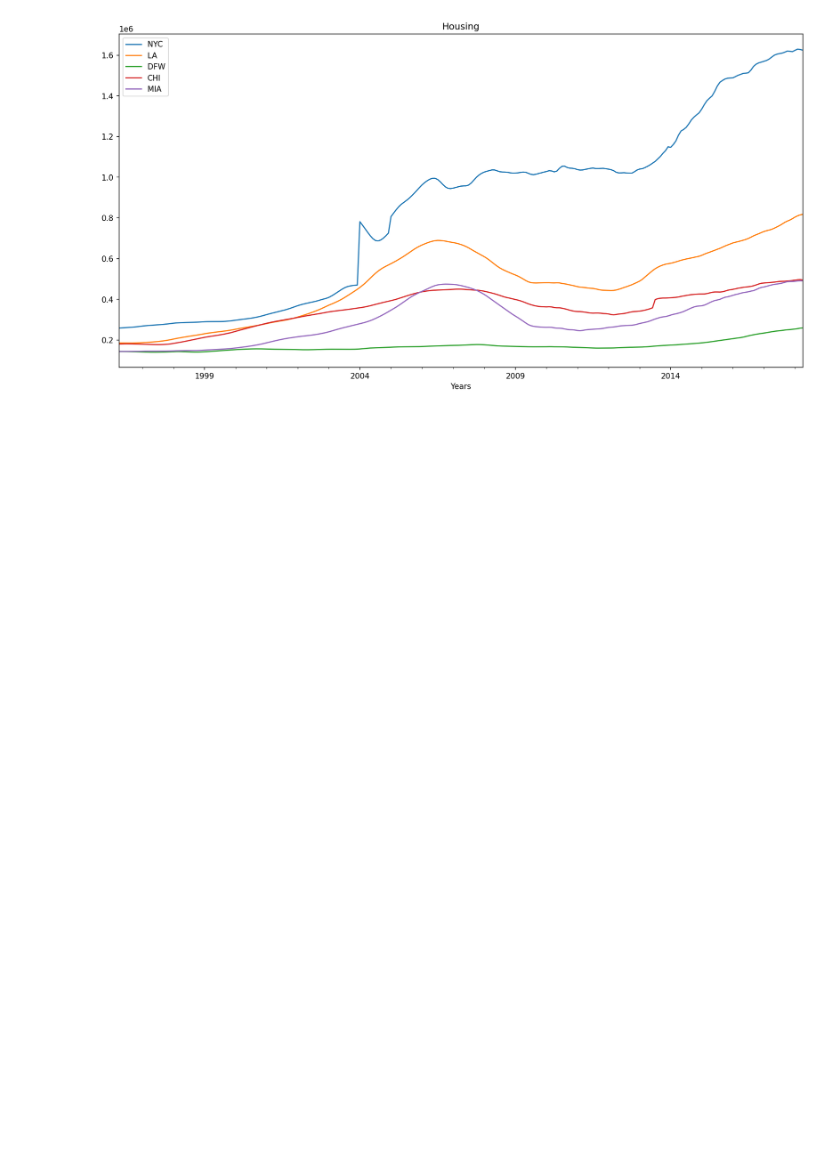
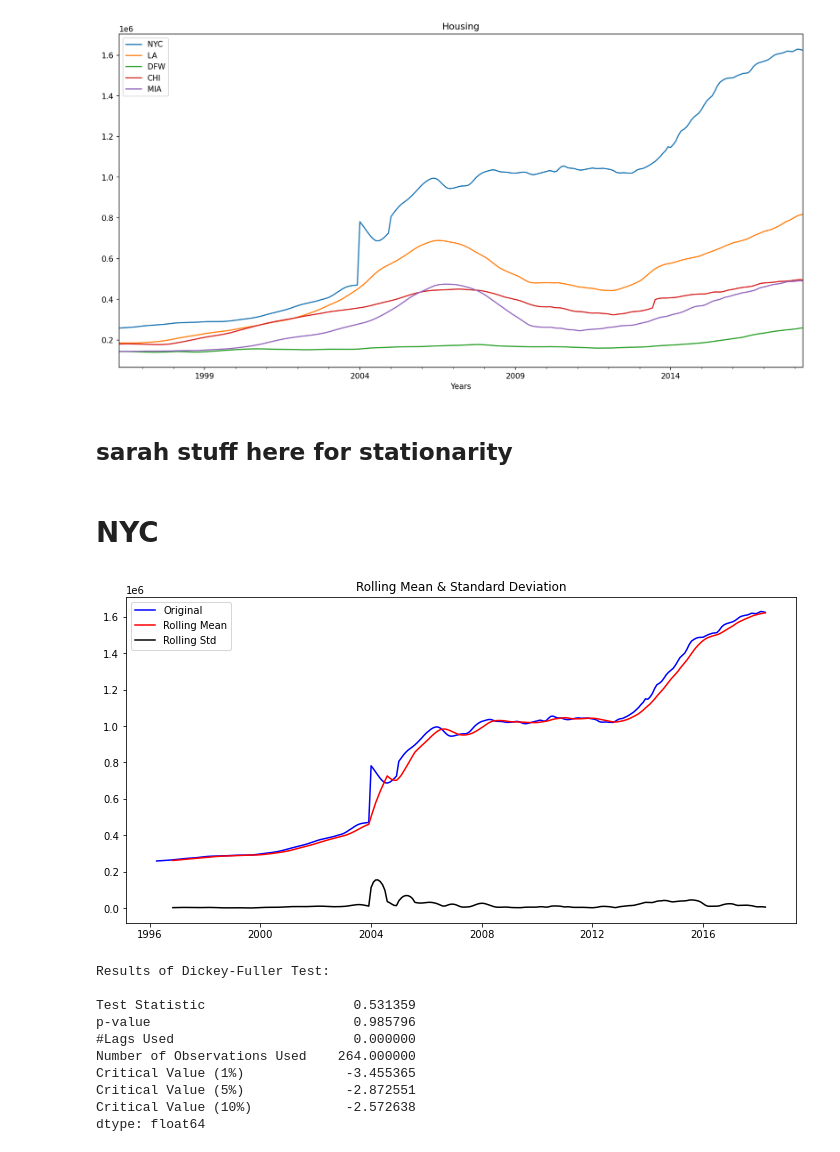
Before and after one commit to sarahadamsjack/time-series, a Jupyter notebook: clay_eda.ipynb, the cells around one changed output. Saved outputs shown, nothing was run; the diff lists cells and outputs as text; code cells hidden in the pictures; blank space fills up the shorter version.

Commit message:
stationarity  checks for nyc, la, dfw

```diff
--- a/clay_eda.ipynb
+++ b/clay_eda.ipynb
@@ -6,7 +6,7 @@ import matplotlib.pyplot as plt
 %matplotlib inline
 
 
-df = pd.read_csv('zillow_data.csv')
+df = pd.read_csv('zillow_data.csv.zip')
 # %%
 #here we are filtering out our zipcodes to just look at the top 500 in sizerank
 df['Top500'] = df['SizeRank'].apply(lambda x: True if x <= 500 else False)
@@ -172,3 +172,54 @@ plt.xlabel('Years')
 plt.legend();
 # %% [output]
 [figure]
+# %% [markdown]
+## sarah stuff here for stationarity
+# %%
+def stationarity_check(df):
+
+    # Import adfuller
+    from statsmodels.tsa.stattools import adfuller
+
+    # Calculate rolling statistics
+    roll_mean = df.rolling(window=8, center=False).mean()
+    roll_std = df.rolling(window=8, center=False).std()
+
+    # Perform the Dickey Fuller Test
+    dftest = adfuller(df['value'])
+
+    # Plot rolling statistics:
+    fig = plt.figure(figsize=(12,6))
+    plt.plot(df, color='blue',label='Original')
+    plt.plot(roll_mean, color='red', label='Rolling Mean')
+    plt.plot(roll_std, color='black', label = 'Rolling Std')
+    plt.legend(loc='best')
+    plt.title('Rolling Mean & Standard Deviation')
+    plt.show(block=False)
+
+    # Print Dickey-Fuller test results
+    print('Results of Dickey-Fuller Test: \n')
+
+    dfoutput = pd.Series(dftest[0:4], index=['Test Statistic', 'p-value',
+                                             '#Lags Used', 'Number of Observations Used'])
+    for key,value in dftest[4].items():
+        dfoutput['Critical Value (%s)'%key] = value
+    print(dfoutput)
+
+    return None
+# %% [markdown]
+# NYC
+# %%
+stationarity_check(df_nyc)
+# not stationary, let's try  a log transformation below
+# %% [output]
+[figure, added]
+Results of Dickey-Fuller Test:
+
+Test Statistic                   0.531359
+p-value                          0.985796
+#Lags Used                       0.000000
+Number of Observations Used    264.000000
+Critical Value (1%)             -3.455365
+Critical Value (5%)             -2.872551
+Critical Value (10%)            -2.572638
+dtype: float64
```
Also changed, not shown: parts of 46 cells of this notebook.
